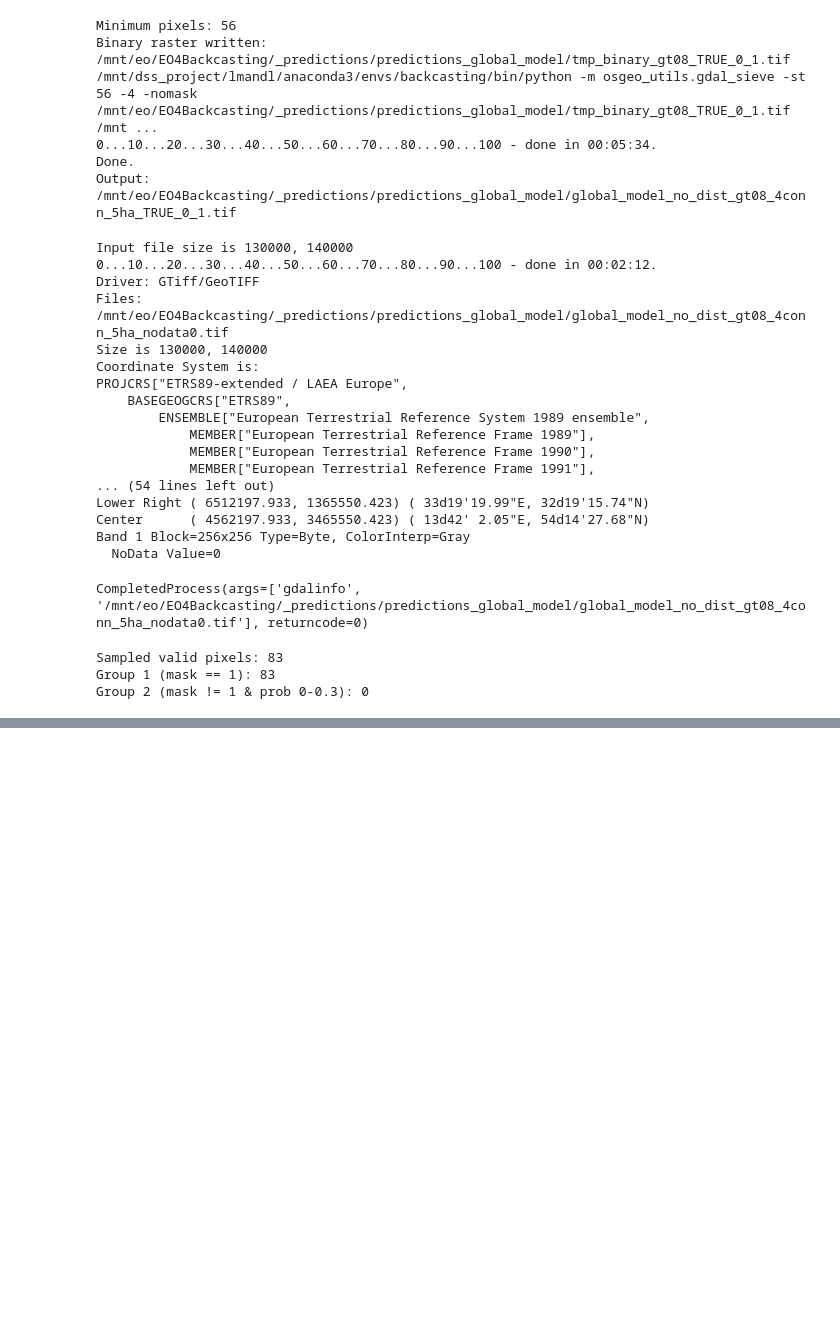
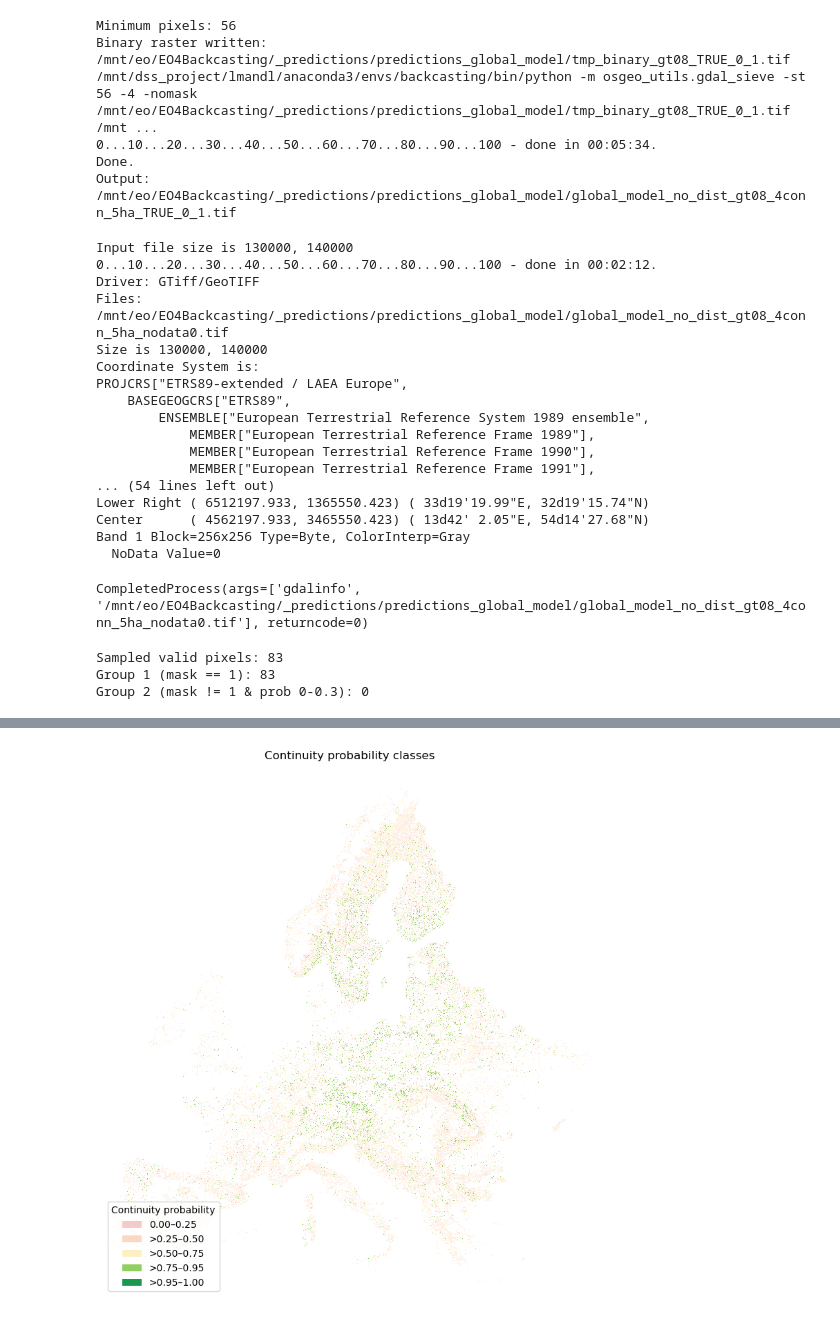
Before and after one commit to MandLisa/Landsat_BackCasting, a Jupyter notebook: Post-processing.ipynb, the cells around one changed output, grey strips where cells are left out. Drawn from its saved outputs; the diff is of its cells as text; code cells hidden in the pictures; blank space fills up the shorter version.

```diff
--- a/Post-processing.ipynb
+++ b/Post-processing.ipynb
@@ -321,0 +502,99 @@ Group 2 (mask != 1 & prob 0-0.3): 0
+# %%
+import rasterio
+import numpy as np
+import matplotlib.pyplot as plt
+from matplotlib.colors import ListedColormap, BoundaryNorm
+from rasterio.enums import Resampling
+from matplotlib.patches import Patch
+
+raster_fp = "/mnt/eo/EO4Backcasting/_predictions/probability_bins_5classes.tif"
+
+# ------------------------------------------------------------
+# Read downsampled raster
+# ------------------------------------------------------------
+max_size = 2500
+
+with rasterio.open(raster_fp) as src:
+    scale = max(src.width / max_size, src.height / max_size)
+    out_width = int(src.width / scale)
+    out_height = int(src.height / scale)
+
+    arr = src.read(
+        1,
+        out_shape=(out_height, out_width),
+        resampling=Resampling.nearest
+    )
+
+# ------------------------------------------------------------
+# Split into low/moderate classes and high-confidence classes
+# ------------------------------------------------------------
+
+# Classes 1–3: low/moderate probability background
+low = arr.astype("float32")
+low[(low == 0) | (low > 3)] = np.nan
+
+# Classes 4–5: high-confidence foreground
+high = arr.astype("float32")
+high[(high == 0) | (high < 4)] = np.nan
+
+# ------------------------------------------------------------
+# Colormaps
+# ------------------------------------------------------------
+
+# Low classes: pale and semi-transparent
+cmap_low = ListedColormap([
+    (215/255, 48/255, 39/255, 0.10),    # class 1
+    (252/255, 141/255, 89/255, 0.18),   # class 2
+    (254/255, 224/255, 139/255, 0.30)   # class 3
+])
+norm_low = BoundaryNorm([0.5, 1.5, 2.5, 3.5], cmap_low.N)
+
+# High classes: fully opaque and strong
+cmap_high = ListedColormap([
+    "#91cf60",  # class 4
+    "#1a9850"   # class 5
+])
+norm_high = BoundaryNorm([3.5, 4.5, 5.5], cmap_high.N)
+
+# ------------------------------------------------------------
+# Plot
+# ------------------------------------------------------------
+
+fig, ax = plt.subplots(figsize=(12, 10))
+
+ax.imshow(
+    low,
+    cmap=cmap_low,
+    norm=norm_low,
+    interpolation="nearest"
+)
+
+ax.imshow(
+    high,
+    cmap=cmap_high,
+    norm=norm_high,
+    interpolation="nearest"
+)
+
+ax.set_axis_off()
+ax.set_title("Continuity probability classes")
+
+# Manual legend, because we use two layers
+legend_elements = [
+    Patch(facecolor=(215/255, 48/255, 39/255, 0.25), label="0.00–0.25"),
+    Patch(facecolor=(252/255, 141/255, 89/255, 0.35), label=">0.25–0.50"),
+    Patch(facecolor=(254/255, 224/255, 139/255, 0.50), label=">0.50–0.75"),
+    Patch(facecolor="#91cf60", label=">0.75–0.95"),
+    Patch(facecolor="#1a9850", label=">0.95–1.00"),
+]
+
+ax.legend(
+    handles=legend_elements,
+    title="Continuity probability",
+    loc="lower left",
+    frameon=True
+)
+
+plt.show()
+# %% [output]
+[figure, added]
```
Also changed, not shown: parts of 6 cells of this notebook.
